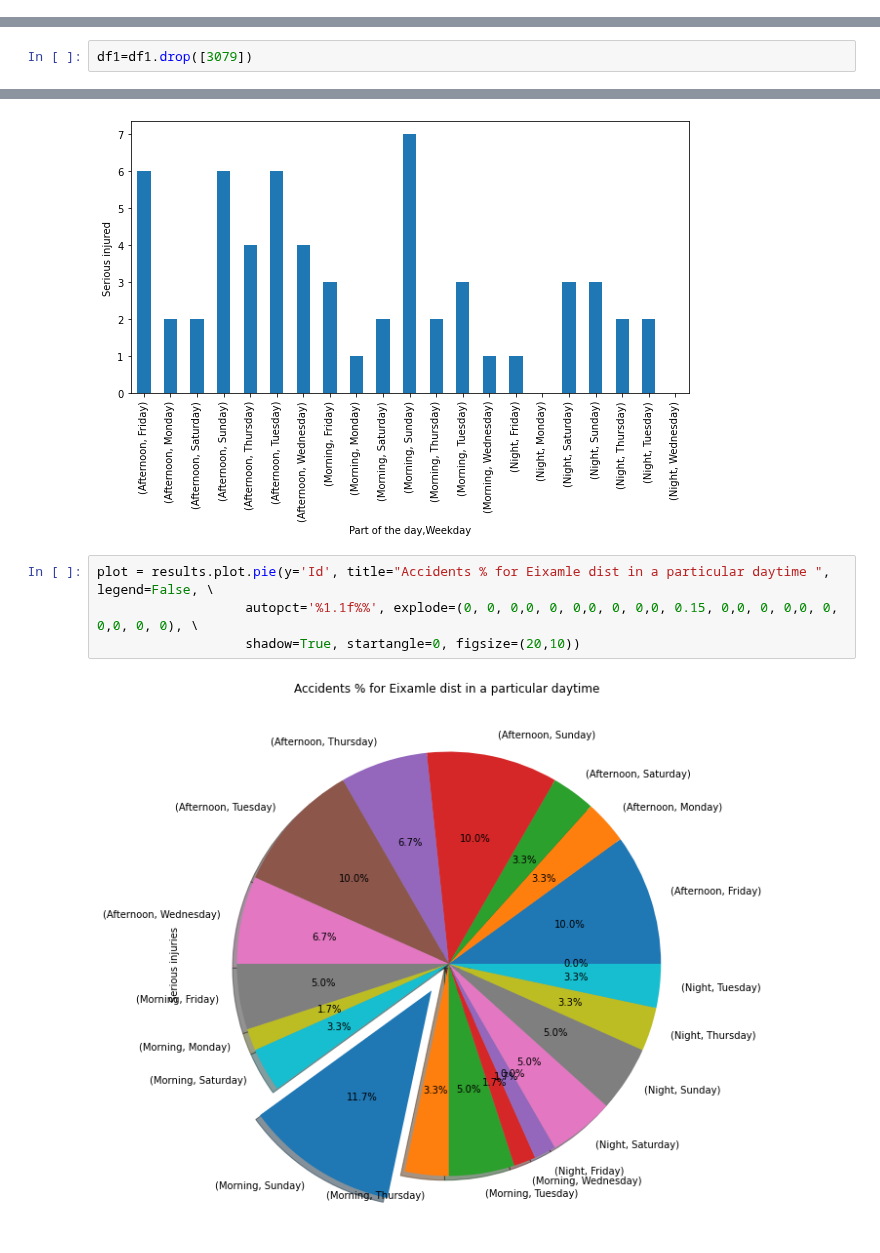
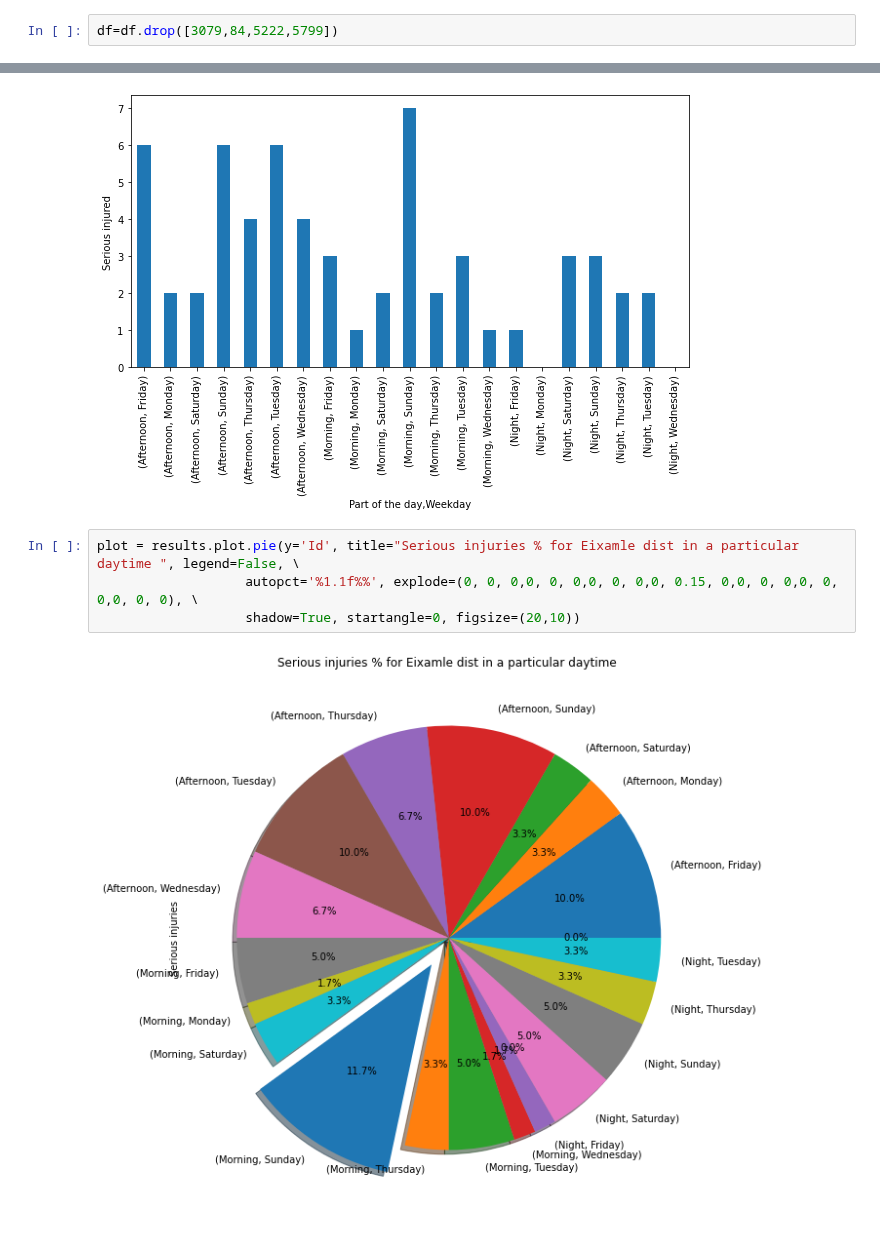
Before and after one commit to litu702/Accident_data_2017, a Jupyter notebook: Acciedent_Data_2017_USA.ipynb, the cells around one changed output, grey strips where cells are left out. Drawn from its saved outputs; the diff is of its cells as text.

```diff
--- a/Acciedent_Data_2017_USA.ipynb
+++ b/Acciedent_Data_2017_USA.ipynb
@@ -66,0 +83,2 @@ dtype: int64
+# %%
+df=df.drop([3079,84,5222,5799])
@@ -159,2 +198,0 @@ df1[df1.duplicated(keep=False)]
-# %%
-df1=df1.drop([3079])
@@ -269,8 +305,8 @@ results.plot(kind='bar',stacked=True,figsize=(10,5), ylabel="Serious injured")
 <AxesSubplot:xlabel='Part of the day,Weekday', ylabel='Serious injured'>
 [figure]
 # %%
-plot = results.plot.pie(y='Id', title="Accidents % for Eixamle dist in a particular daytime ", legend=False, \
+plot = results.plot.pie(y='Id', title="Serious injuries % for Eixamle dist in a particular daytime ", legend=False, \
                    autopct='%1.1f%%', explode=(0, 0, 0,0, 0, 0,0, 0, 0,0, 0.15, 0,0, 0, 0,0, 0, 0,0, 0, 0), \
                    shadow=True, startangle=0, figsize=(20,10))
 # %% [output]
-[figure, old version]
+[figure, new version]
```
Also changed, not shown: parts of 21 cells of this notebook.
